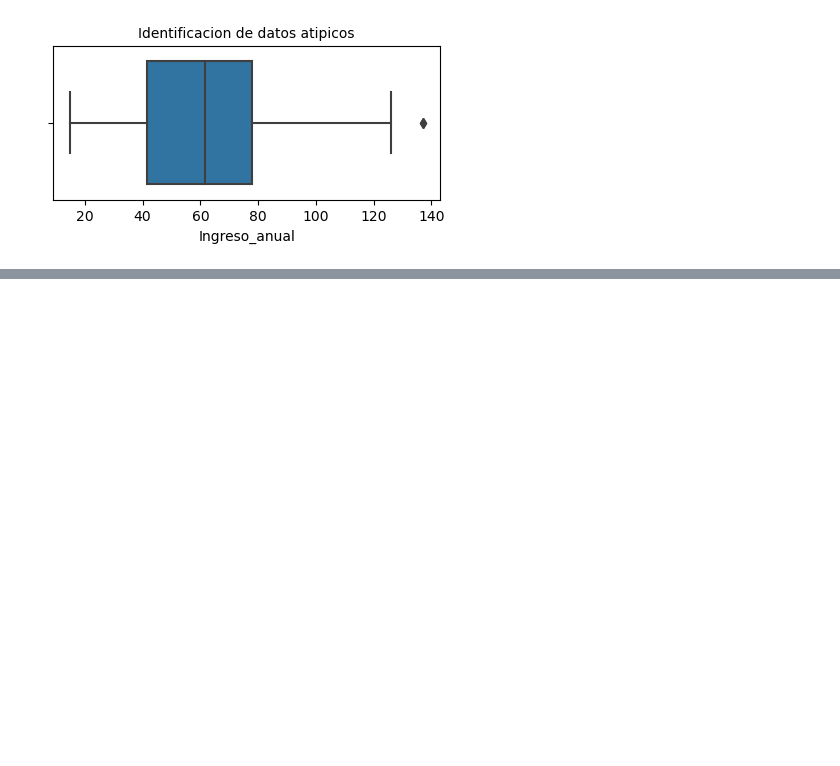
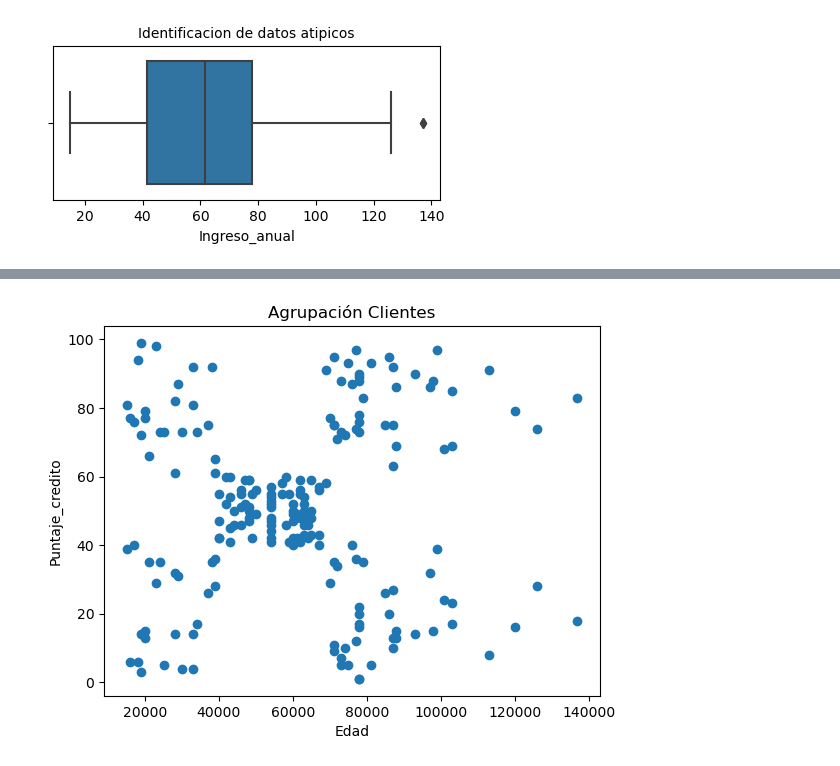
Before and after one commit to FelixRosalesG/Proyecto_No_Supervisado, a Jupyter notebook: Kmeans.ipynb, the cells around one changed output, grey strips where cells are left out. Drawn from its saved outputs; the diff is of its cells as text; code cells hidden in the pictures; blank space fills up the shorter version.

```diff
--- a/Kmeans.ipynb
+++ b/Kmeans.ipynb
@@ -81,0 +107,3 @@ Text(0.5, 1.0, 'Identificacion de datos atipicos')
+# %%
+subconjuntoDatos = conjuntoDatos[["Ingreso_anual", "Puntaje_credito", "Edad"]]
+subconjuntoDatos.head(10)
@@ -81,0 +122,8 @@ Text(0.5, 1.0, 'Identificacion de datos atipicos')
+# %%
+mplot.scatter(subconjuntoDatos['Ingreso_anual'], subconjuntoDatos['Puntaje_credito'])
+mplot.xlabel('Edad')
+mplot.ylabel('Puntaje_credito')
+mplot.title('Agrupación Clientes')
+mplot.show()
+# %% [output]
+[figure, added]
```
Also changed, not shown: parts of 20 cells of this notebook.
